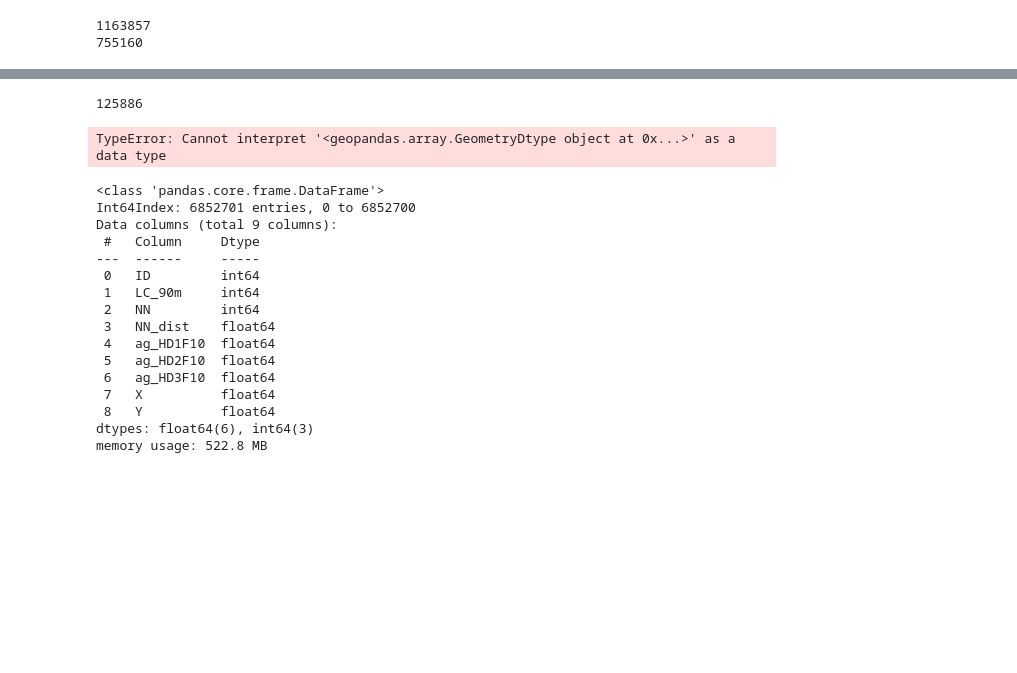
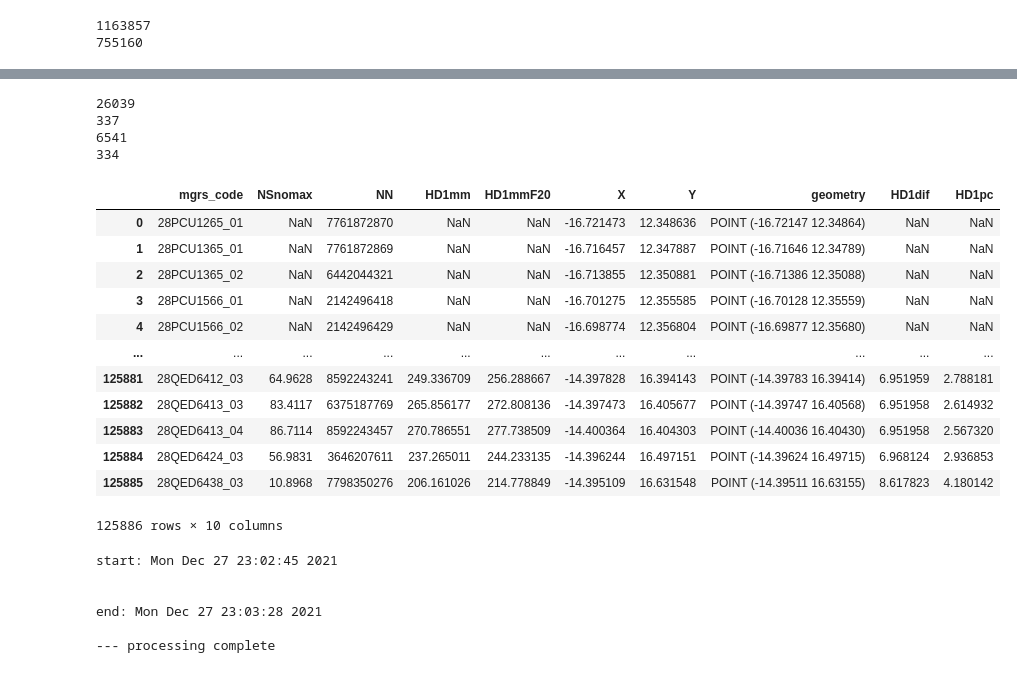
Before and after one commit to gracedoherty/senegal_access, a Jupyter notebook: SEN_Transport_flood-disruption_2021-11-26.ipynb, the cells around one changed output, grey strips where cells are left out. Saved outputs shown, nothing was run; the diff lists cells and outputs as text; code cells hidden in the pictures; blank space fills up the shorter version.

```diff
--- a/SEN_Transport_flood-disruption_2021-11-26.ipynb
+++ b/SEN_Transport_flood-disruption_2021-11-26.ipynb
@@ -900,0 +996,5 @@ hamlet_to_HDurban.info()
+# %%
+# Hamlet file didn't already have the travel values from origin to road node. Merging now.
+costdist = os.path.join(out_pth, "temp_fromhamlet_drive.csv")
+costdist = pd.read_csv(costdist)
+costdist.info()
@@ -900,0 +1023,3 @@ hamlet_to_HDurban.info()
+# %%
+hamlet_to_HDurban = pd.merge(hamlet_to_HDurban, costdist, on='mgrs_code',how='left')
+hamlet_to_HDurban
@@ -904,3 +1057,3 @@ hamlet_to_HDurban
 # %%
 hamlet_to_HDurban['HD1mmF20'] = 0 # mm for multi-modal
-hamlet_to_HDurban['HD1mmF20'] = hamlet_to_HDurban['ha_HD1'] + hamlet_to_HDurban['NSnomax']
+hamlet_to_HDurban['HD1mmF20'] = hamlet_to_HDurban['ha_HD1F20'] + hamlet_to_HDurban['NSnomax']
@@ -907,4 +1091,4 @@ hamlet_to_HDurban['HD1mmF20'] = hamlet_to_HDurban['ha_HD1'] + hamlet_to_HDurban[
 # %%
 # Remove unnecessary data. These data are still saved in the _to_HDurban files.
-hamlet_to_HDurban = hamlet_to_HDurban[['mgrs_code', 'GlobalID', 'NSnomax', 'NN', 'HD1mmF20', 'X', 'Y']]
+hamlet_to_HDurban = hamlet_to_HDurban[['mgrs_code', 'NSnomax', 'NN', 'HD1mm','HD1mmF20', 'X', 'Y']]
 hamlet_to_HDurban
@@ -911,5 +1109,32 @@ hamlet_to_HDurban
-# %%
-list1 = list(hamlet_to_HDurbanF10['mgrs_code'].unique())
-len(list1)
-# %% [output]
-125886
+# %%
+print(len(hamlet_to_HDurban.loc[hamlet_to_HDurban['HD1mmF20']>240]), end="\n") # Number of origins isolated by excessive travel time
+print(len(hamlet_to_HDurban.loc[hamlet_to_HDurban['HD1mmF20'].isnull()])) # Number of origins isolated by inability to access road
+
+# Second value should match the non-flooded results, as the cost-distance raster does not incorporate the flood penalties.
+print(len(hamlet_to_HDurban.loc[hamlet_to_HDurban['HD1mm']>240]), end="\n") # Number of origins isolated by excessive travel time
+print(len(hamlet_to_HDurban.loc[hamlet_to_HDurban['HD1mm'].isnull()]))
+# %% [output]
+26039
+337
+6541
+334
+# %%
+hamlet_to_HDurban['HD1dif'] = 0 # dif for difference between the two travel times (in minutes)
+hamlet_to_HDurban['HD1pc'] = 0 # pc for percent change
+hamlet_to_HDurban['HD1dif'] = hamlet_to_HDurban['HD1mmF20'] - hamlet_to_HDurban['HD1mm'] # Travel time is X minutes longer in flood conditions.
+hamlet_to_HDurban['HD1pc'] = hamlet_to_HDurban['HD1dif'] / hamlet_to_HDurban['HD1mm'] * 100 # Travel time is X percent longer in flood conditions.
+hamlet_to_HDurban
+# %% [output]
+|  | mgrs_code | NSnomax | NN | HD1mm | HD1mmF20 | X | Y | geometry | HD1dif | HD1pc |
+| 0 | 28PCU1265_01 | NaN | 7761872870 | NaN | NaN | -16.721473 | 12.348636 | POINT (-16.72147 12.34864) | NaN | NaN |
+| 1 | 28PCU1365_01 | NaN | 7761872869 | NaN | NaN | -16.716457 | 12.347887 | POINT (-16.71646 12.34789) | NaN | NaN |
+| 2 | 28PCU1365_02 | NaN | 6442044321 | NaN | NaN | -16.713855 | 12.350881 | POINT (-16.71386 12.35088) | NaN | NaN |
+| 3 | 28PCU1566_01 | NaN | 2142496418 | NaN | NaN | -16.701275 | 12.355585 | POINT (-16.70128 12.35559) | NaN | NaN |
+| 4 | 28PCU1566_02 | NaN | 2142496429 | NaN | NaN | -16.698774 | 12.356804 | POINT (-16.69877 12.35680) | NaN | NaN |
+| ... | ... | ... | ... | ... | ... | ... | ... | ... | ... | ... |
+| 125881 | 28QED6412_03 | 64.9628 | 8592243241 | 249.336709 | 256.288667 | -14.397828 | 16.394143 | POINT (-14.39783 16.39414) | 6.951959 | 2.788181 |
+| 125882 | 28QED6413_03 | 83.4117 | 6375187769 | 265.856177 | 272.808136 | -14.397473 | 16.405677 | POINT (-14.39747 16.40568) | 6.951958 | 2.614932 |
+| 125883 | 28QED6413_04 | 86.7114 | 8592243457 | 270.786551 | 277.738509 | -14.400364 | 16.404303 | POINT (-14.40036 16.40430) | 6.951958 | 2.567320 |
+| 125884 | 28QED6424_03 | 56.9831 | 3646207611 | 237.265011 | 244.233135 | -14.396244 | 16.497151 | POINT (-14.39624 16.49715) | 6.968124 | 2.936853 |
+| 125885 | 28QED6438_03 | 10.8968 | 7798350276 | 206.161026 | 214.778849 | -14.395109 | 16.631548 | POINT (-14.39511 16.63155) | 8.617823 | 4.180142 |
+125886 rows × 10 columns
@@ -916,27 +1143,15 @@ len(list1)
 # %%
+print('start: %s\n' % time.ctime())
 crs = "EPSG:4326"
 geometry = [Point(xy) for xy in zip(hamlet_to_HDurban.X, hamlet_to_HDurban.Y)]
 hamlet_to_HDurban = GeoDataFrame(hamlet_to_HDurban, crs=crs, geometry=geometry)
 hamlet_to_HDurban.to_file(driver='ESRI Shapefile', filename='R:/SEN/GEO/Team/Projects/Sen_TransportOV/hamlet_to_HDurban_mmF20.shp')
+print('\nend: %s' % time.ctime())
+print('\n--- processing complete')
 # %% [output]
-TypeError: Cannot interpret '<geopandas.array.GeometryDtype object at 0x...>' as a data type
+start: Mon Dec 27 23:02:45 2021
+
+
+end: Mon Dec 27 23:03:28 2021
+
+--- processing complete
-# %%
-ag_to_HDurban = ag_to_HDurban.drop(columns=['Unnamed: 0_x', 'Unnamed: 0_y'])
-ag_to_HDurban.info()
-# %% [output]
-<class 'pandas.core.frame.DataFrame'>
-Int64Index: 6852701 entries, 0 to 6852700
-Data columns (total 9 columns):
- #   Column     Dtype
----  ------     -----
- 0   ID         int64
- 1   LC_90m     int64
- 2   NN         int64
- 3   NN_dist    float64
- 4   ag_HD1F10  float64
- 5   ag_HD2F10  float64
- 6   ag_HD3F10  float64
- 7   X          float64
- 8   Y          float64
-dtypes: float64(6), int64(3)
-memory usage: 522.8 MB
```
Also changed, not shown: parts of 25 cells of this notebook.
